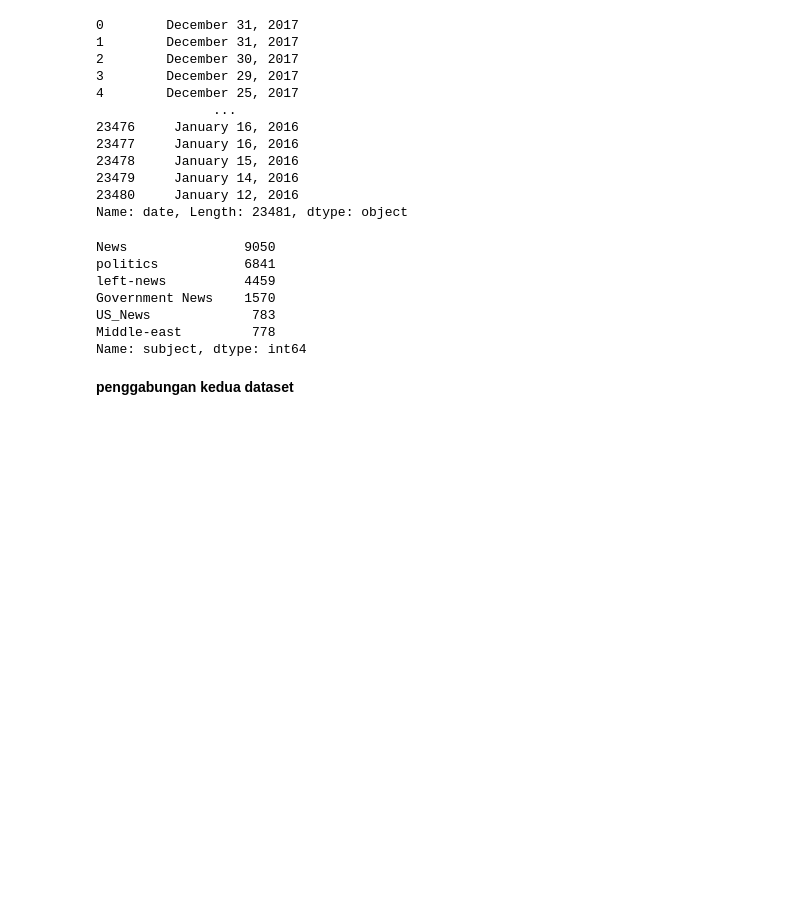
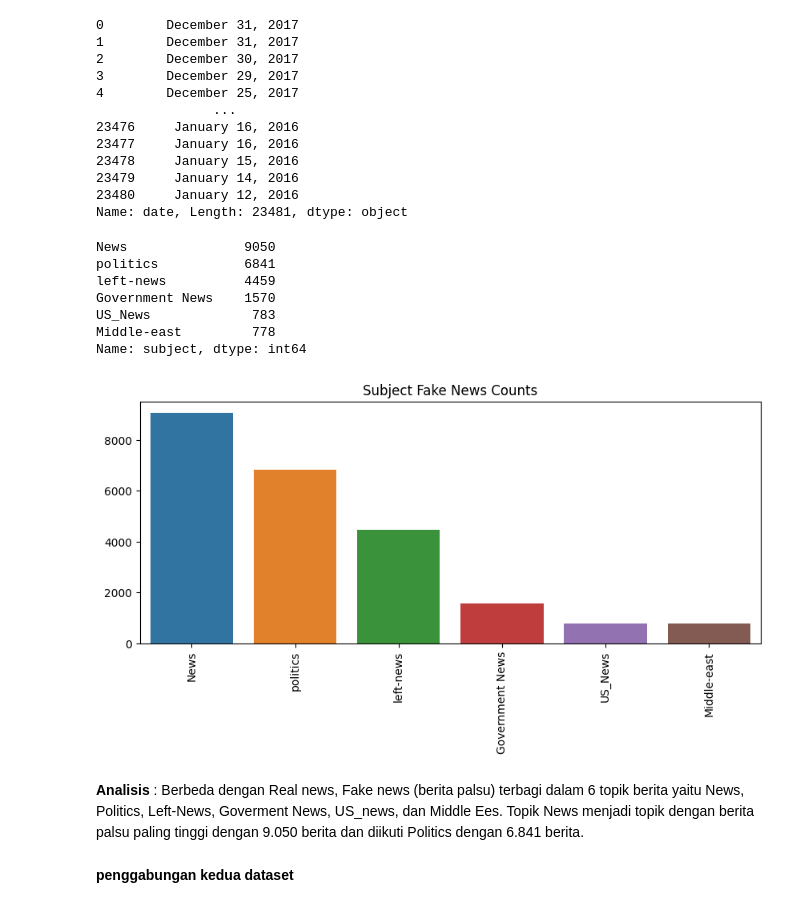
Before and after one commit to muhammadefan/DTS-Final-Assignment, a Jupyter notebook: fake_news_detection.ipynb, the cells around one changed output. Cells and saved outputs as stored; diff of their text form; code cells hidden in the pictures; blank space fills up the shorter version.

```diff
--- a/fake_news_detection.ipynb
+++ b/fake_news_detection.ipynb
@@ -114,6 +143,18 @@ Government News    1570
 US_News             783
 Middle-east         778
 Name: subject, dtype: int64
+# %%
+#fake subject value counts
+fake_subject_counts = df_fake.subject.value_counts()
+#fake subject count visualization
+plt.figure(figsize=(10,4), dpi=100)
+sns.barplot(x = fake_subject_counts.index, y=fake_subject_counts.values)
+plt.title('Subject Fake News Counts')
+plt.xticks(rotation=90);
+# %% [output]
+[figure, added]
+# %% [markdown]
+**Analisis** : Berbeda dengan Real news, Fake news (berita palsu) terbagi dalam 6 topik berita yaitu News, Politics, Left-News, Goverment News, US_news, dan Middle Ees. Topik News menjadi topik dengan berita palsu paling tinggi dengan 9.050 berita dan diikuti Politics dengan 6.841 berita.
 # %% [markdown]
 **penggabungan kedua dataset**
 # %%
```
Also changed, not shown: parts of 21 cells of this notebook.
